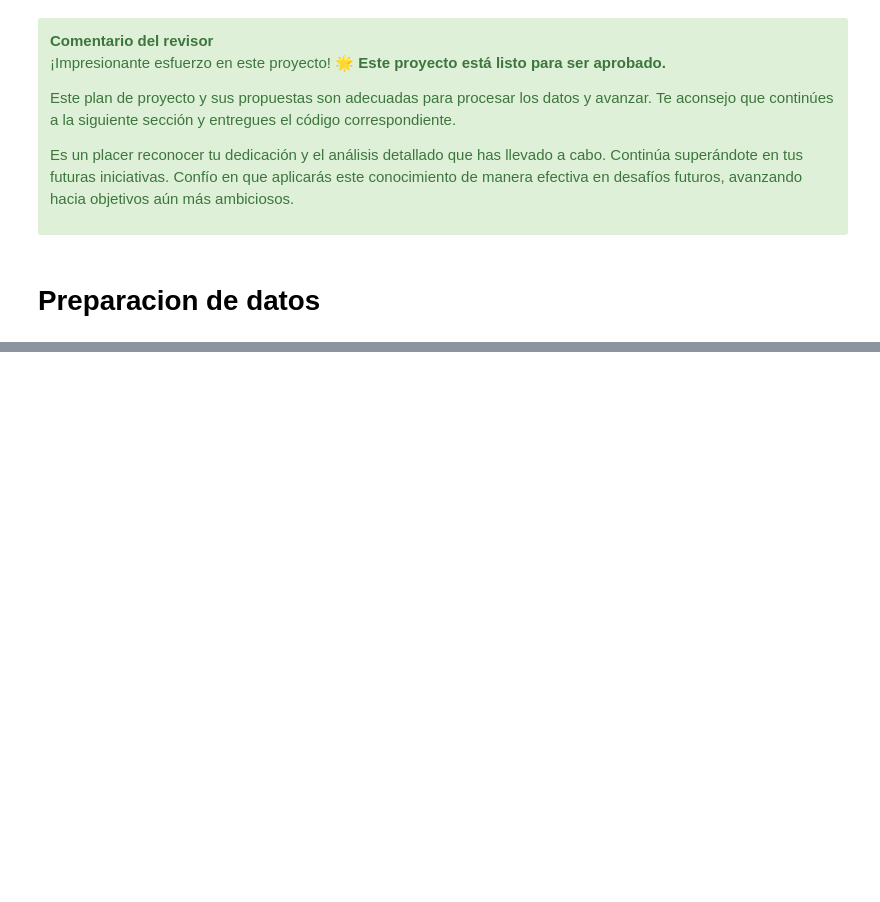
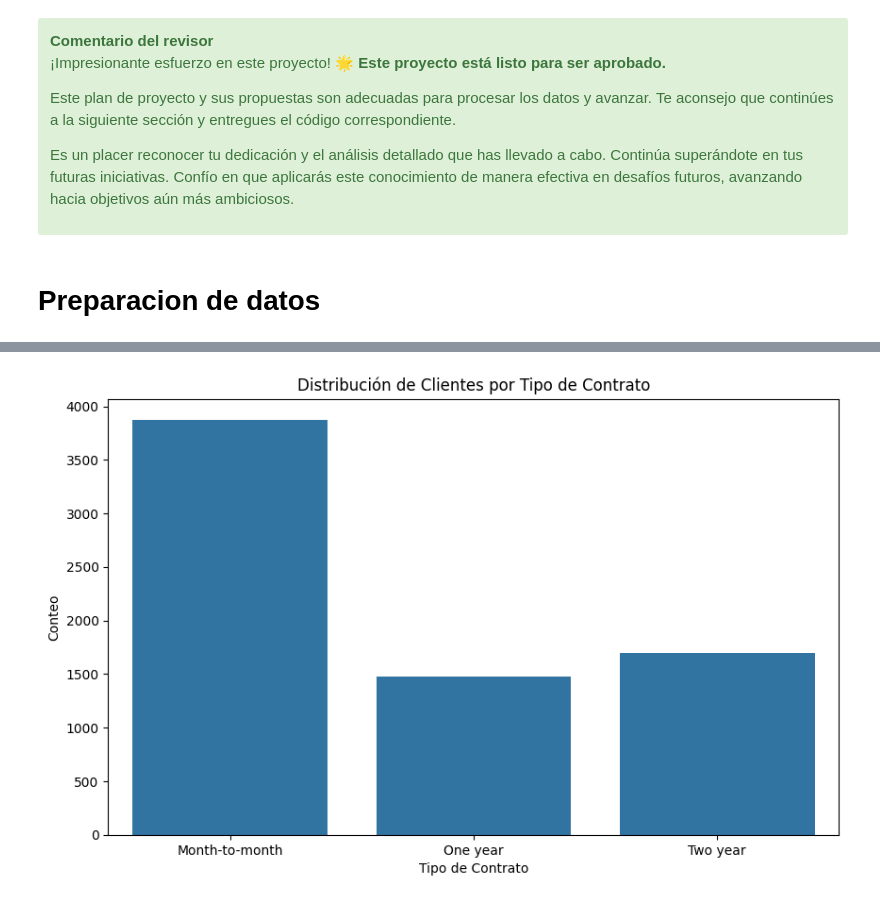
Before and after one commit to ErayFaSol/Proyecto-FINAL-DS15, a Jupyter notebook: proyecto_final.ipynb, the cells around one changed output, grey strips where cells are left out. Saved outputs shown, nothing was run; the diff lists cells and outputs as text; code cells hidden in the pictures; blank space fills up the shorter version.

```diff
--- a/proyecto_final.ipynb
+++ b/proyecto_final.ipynb
@@ -440,0 +500,10 @@ plt.show()
+# %%
+# Visualización de la distribución de clientes por tipo de contrato
+plt.figure(figsize=(10, 6))
+sns.countplot(x='type', data=df_contract)
+plt.title('Distribución de Clientes por Tipo de Contrato')
+plt.xlabel('Tipo de Contrato')
+plt.ylabel('Conteo')
+plt.show()
+# %% [output]
+[figure, added]
```
Also changed, not shown: parts of 18 cells of this notebook.
